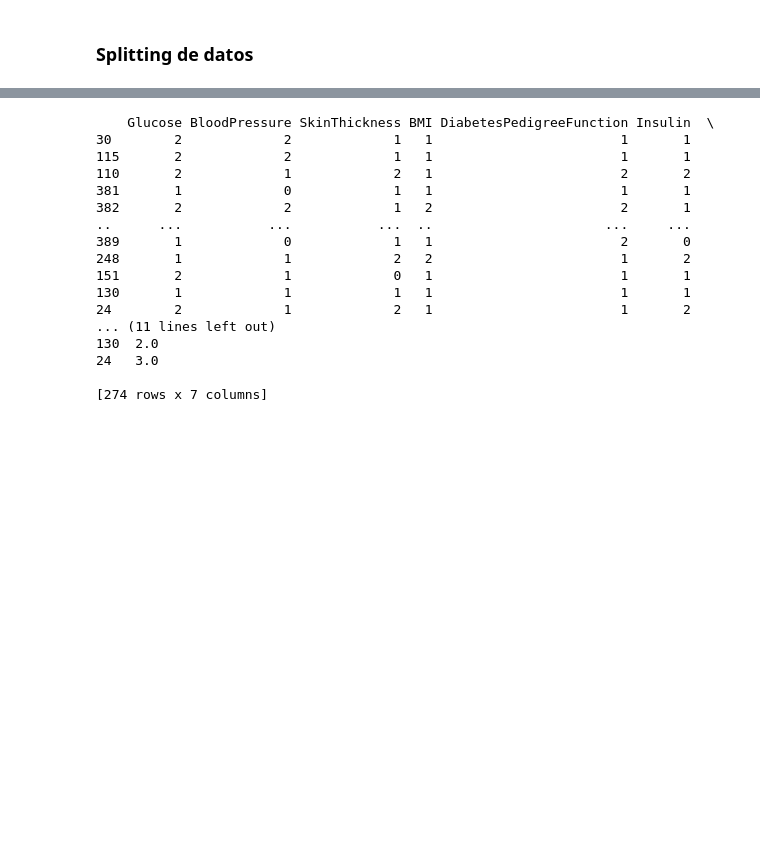
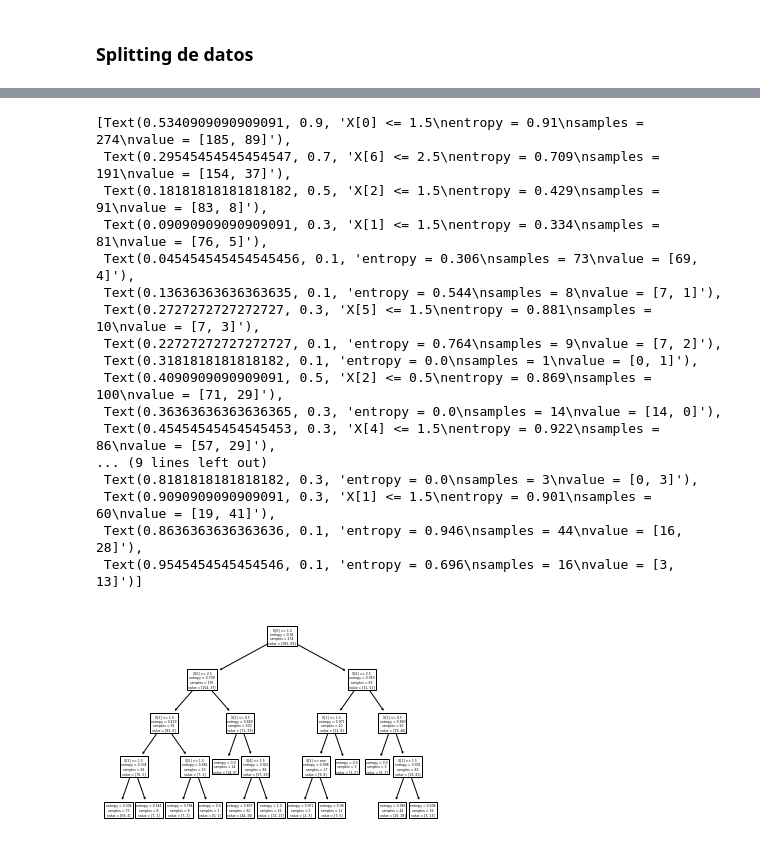
Before and after one commit to allanes/curso_aprendizaje_autom_tp1, a Jupyter notebook: ejercicio1.ipynb, the cells around one changed output, grey strips where cells are left out. Drawn from its saved outputs; the diff is of its cells as text; code cells hidden in the pictures; blank space fills up the shorter version.

```diff
--- a/ejercicio1.ipynb
+++ b/ejercicio1.ipynb
@@ -150,23 +212,25 @@ plt.show()
-# %%
-print(X_train)
-# %% [output]
-    Glucose BloodPressure SkinThickness BMI DiabetesPedigreeFunction Insulin  \
-30        2             2             1   1                        1       1
-115       2             2             1   1                        1       1
-110       2             1             2   1                        2       2
-381       1             0             1   1                        1       1
-382       2             2             1   2                        2       1
-..      ...           ...           ...  ..                      ...     ...
-389       1             0             1   1                        2       0
-248       1             1             2   2                        1       2
-151       2             1             0   1                        1       1
-130       1             1             1   1                        1       1
-24        2             1             2   1                        1       2
-... (11 lines left out)
-130  2.0
-24   3.0
-
-[274 rows x 7 columns]
+# %%
+# print(X_train)
+tree.plot_tree(arbol_segun_media)
+# %% [output]
+[Text(0.5340909090909091, 0.9, 'X[0] <= 1.5\nentropy = 0.91\nsamples = 274\nvalue = [185, 89]'),
+ Text(0.29545454545454547, 0.7, 'X[6] <= 2.5\nentropy = 0.709\nsamples = 191\nvalue = [154, 37]'),
+ Text(0.18181818181818182, 0.5, 'X[2] <= 1.5\nentropy = 0.429\nsamples = 91\nvalue = [83, 8]'),
+ Text(0.09090909090909091, 0.3, 'X[1] <= 1.5\nentropy = 0.334\nsamples = 81\nvalue = [76, 5]'),
+ Text(0.045454545454545456, 0.1, 'entropy = 0.306\nsamples = 73\nvalue = [69, 4]'),
+ Text(0.13636363636363635, 0.1, 'entropy = 0.544\nsamples = 8\nvalue = [7, 1]'),
+ Text(0.2727272727272727, 0.3, 'X[5] <= 1.5\nentropy = 0.881\nsamples = 10\nvalue = [7, 3]'),
+ Text(0.22727272727272727, 0.1, 'entropy = 0.764\nsamples = 9\nvalue = [7, 2]'),
+ Text(0.3181818181818182, 0.1, 'entropy = 0.0\nsamples = 1\nvalue = [0, 1]'),
+ Text(0.4090909090909091, 0.5, 'X[2] <= 0.5\nentropy = 0.869\nsamples = 100\nvalue = [71, 29]'),
+ Text(0.36363636363636365, 0.3, 'entropy = 0.0\nsamples = 14\nvalue = [14, 0]'),
+ Text(0.45454545454545453, 0.3, 'X[4] <= 1.5\nentropy = 0.922\nsamples = 86\nvalue = [57, 29]'),
+... (9 lines left out)
+ Text(0.8181818181818182, 0.3, 'entropy = 0.0\nsamples = 3\nvalue = [0, 3]'),
+ Text(0.9090909090909091, 0.3, 'X[1] <= 1.5\nentropy = 0.901\nsamples = 60\nvalue = [19, 41]'),
+ Text(0.8636363636363636, 0.1, 'entropy = 0.946\nsamples = 44\nvalue = [16, 28]'),
+ Text(0.9545454545454546, 0.1, 'entropy = 0.696\nsamples = 16\nvalue = [3, 13]')]
+[figure, added]
 # %%
 from matplotlib import image as pltimg
 from matplotlib import pyplot as plt
```
Also changed, not shown: parts of 9 cells of this notebook.
